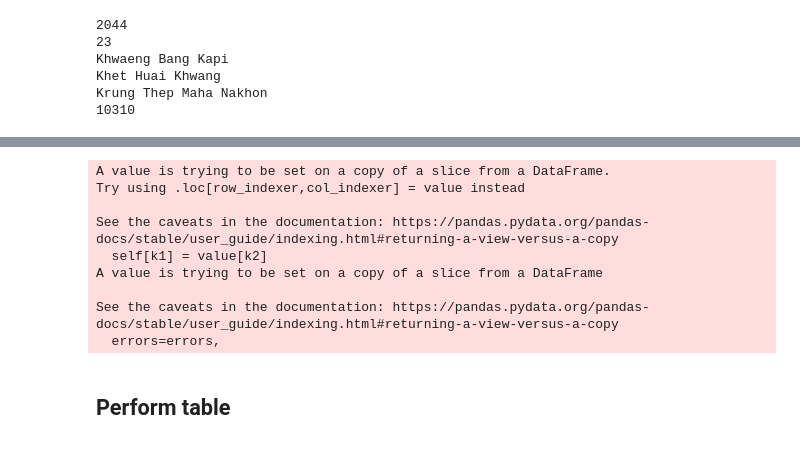
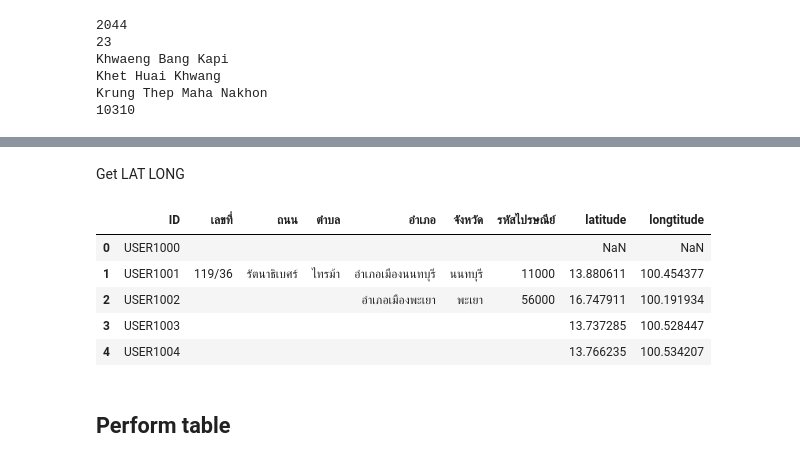
Before and after one commit to thainhf/proj-me-db-data, a Jupyter notebook: Clean_data_addSQL.ipynb, the cells around one changed output, grey strips where cells are left out. Cells and saved outputs as stored; diff of their text form; code cells hidden in the pictures.

```diff
--- a/Clean_data_addSQL.ipynb
+++ b/Clean_data_addSQL.ipynb
@@ -795,0 +810,10 @@ Krung Thep Maha Nakhon
+# %%
+subdis = []
+for s in data:
+    sp = str(list(s.values())).split(', ')
+    sp[0] = sp[0][2:]
+    sp[3] = sp[3][:-2]
+    subdis.append(sp)
+
+subdis_df = pd.DataFrame(subdis, columns=["ตำบล","อำเภอ","จังหวัด","รหัสไปรษณีย์"])
+subdis_df.head()
@@ -795,0 +891,11 @@ Krung Thep Maha Nakhon
+# %%
+test = member_df[['ID','ที่อยู่']].values.tolist()
+locat = []
+for item in test:
+    locat.append([item[0], findAddress(item[1], subdis_df)])
+
+locat_df = pd.DataFrame(locat, columns=['ID','ที่อยู่'])
+loc = pd.DataFrame(locat_df['ที่อยู่'].tolist(), columns=['เลขที่',"ถนน","ตำบล","อำเภอ","จังหวัด","รหัสไปรษณีย์", 'U'])
+locat_df = pd.concat([locat_df['ID'], loc], axis=1)
+locat_df.drop('U', axis=1, inplace=True)
+locat_df.head()
@@ -796,2 +909,4 @@ Krung Thep Maha Nakhon
+# %% [markdown]
+Get LAT LONG
 # %%
 member_df['พิกัดที่อยู่'] = member_df['ที่อยู่'].apply(reversegeo)
@@ -799,18 +913,15 @@ member_df['ที่อยู่_clean'] = member_df['ที่อยู่'].ap
-# %%
-locat_df = member_df[['ID','ที่อยู่_clean','พิกัดที่อยู่']]
-locat_df[['เลขที่',"ถนน","ตำบล","อำเภอ","จังหวัด","รหัสไปรษณีย์"]] = pd.DataFrame(locat_df['ที่อยู่_clean'].tolist(), index= locat_df.index)
-locat_df[['latitude', 'longtitude']] = pd.DataFrame(locat_df['พิกัดที่อยู่'].tolist(), index= locat_df.index)
-locat_df.drop(columns=['ที่อยู่_clean','พิกัดที่อยู่'], inplace=True)
-# %% [output]
-A value is trying to be set on a copy of a slice from a DataFrame.
-Try using .loc[row_indexer,col_indexer] = value instead
-
-See the caveats in the documentation: https://pandas.pydata.org/pandas-docs/stable/user_guide/indexing.html#returning-a-view-versus-a-copy
-  self[k1] = value[k2]
-A value is trying to be set on a copy of a slice from a DataFrame
-
-See the caveats in the documentation: https://pandas.pydata.org/pandas-docs/stable/user_guide/indexing.html#returning-a-view-versus-a-copy
-  errors=errors,
+# %%
+latlng = member_df['พิกัดที่อยู่'].values.tolist()
+latlng = pd.DataFrame(latlng, columns=['latitude','longtitude'])
+locat_df = pd.concat([locat_df, latlng], axis=1)
+locat_df.head()
+# %% [output]
+|  | ID | เลขที่ | ถนน | ตำบล | อำเภอ | จังหวัด | รหัสไปรษณีย์ | latitude | longtitude |
+| 0 | USER1000 |  |  |  |  |  |  | NaN | NaN |
+| 1 | USER1001 | 119/36 | รัตนาธิเบศร์ | ไทรม้า | อำเภอเมืองนนทบุรี | นนทบุรี | 11000 | 13.880611 | 100.454377 |
+| 2 | USER1002 |  |  |  | อำเภอเมืองพะเยา | พะเยา | 56000 | 16.747911 | 100.191934 |
+| 3 | USER1003 |  |  |  |  |  |  | 13.737285 | 100.528447 |
+| 4 | USER1004 |  |  |  |  |  |  | 13.766235 | 100.534207 |
 # %% [markdown]
 ## **Perform table**
 # %% [markdown]
```
Also changed, not shown: parts of 39 cells of this notebook, 1 other file.
